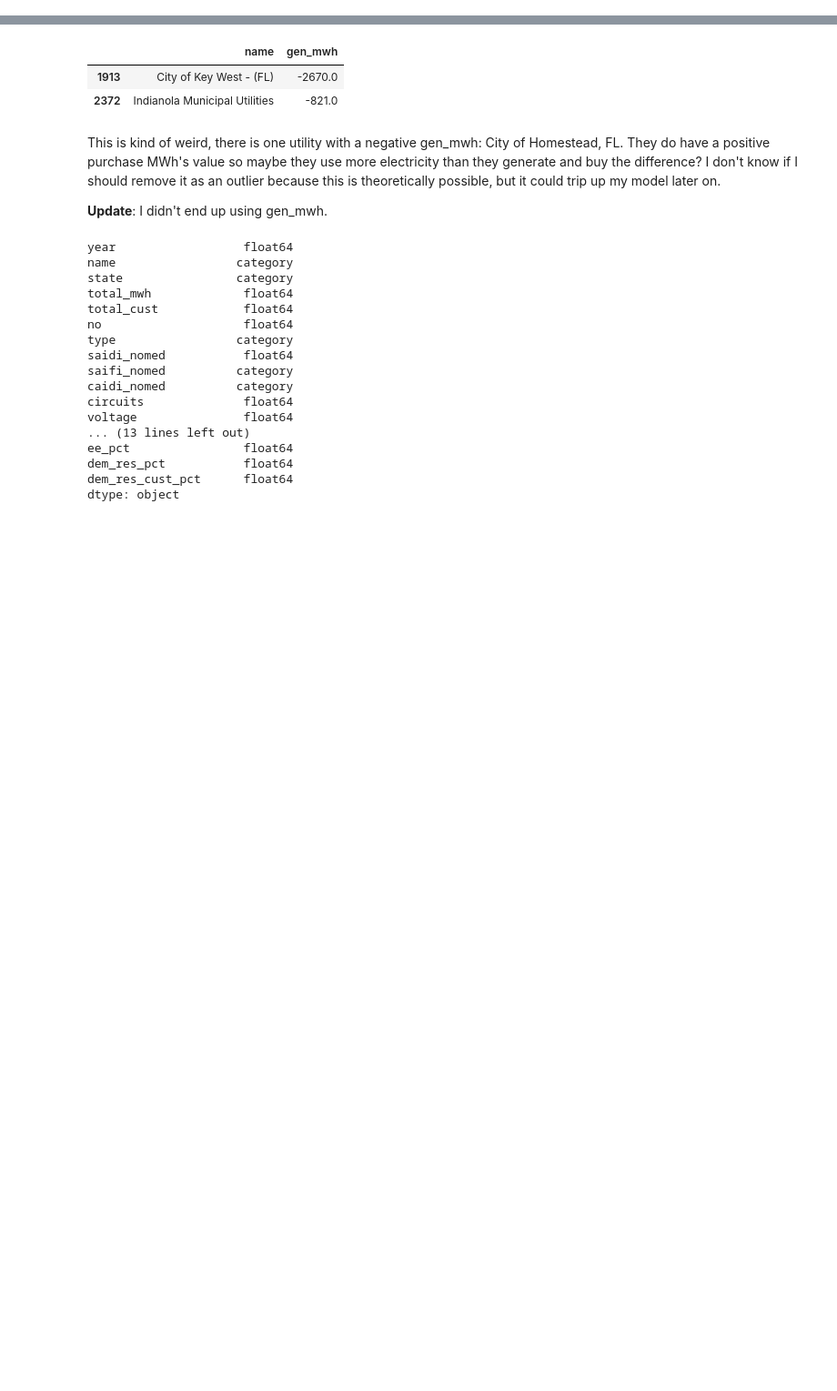
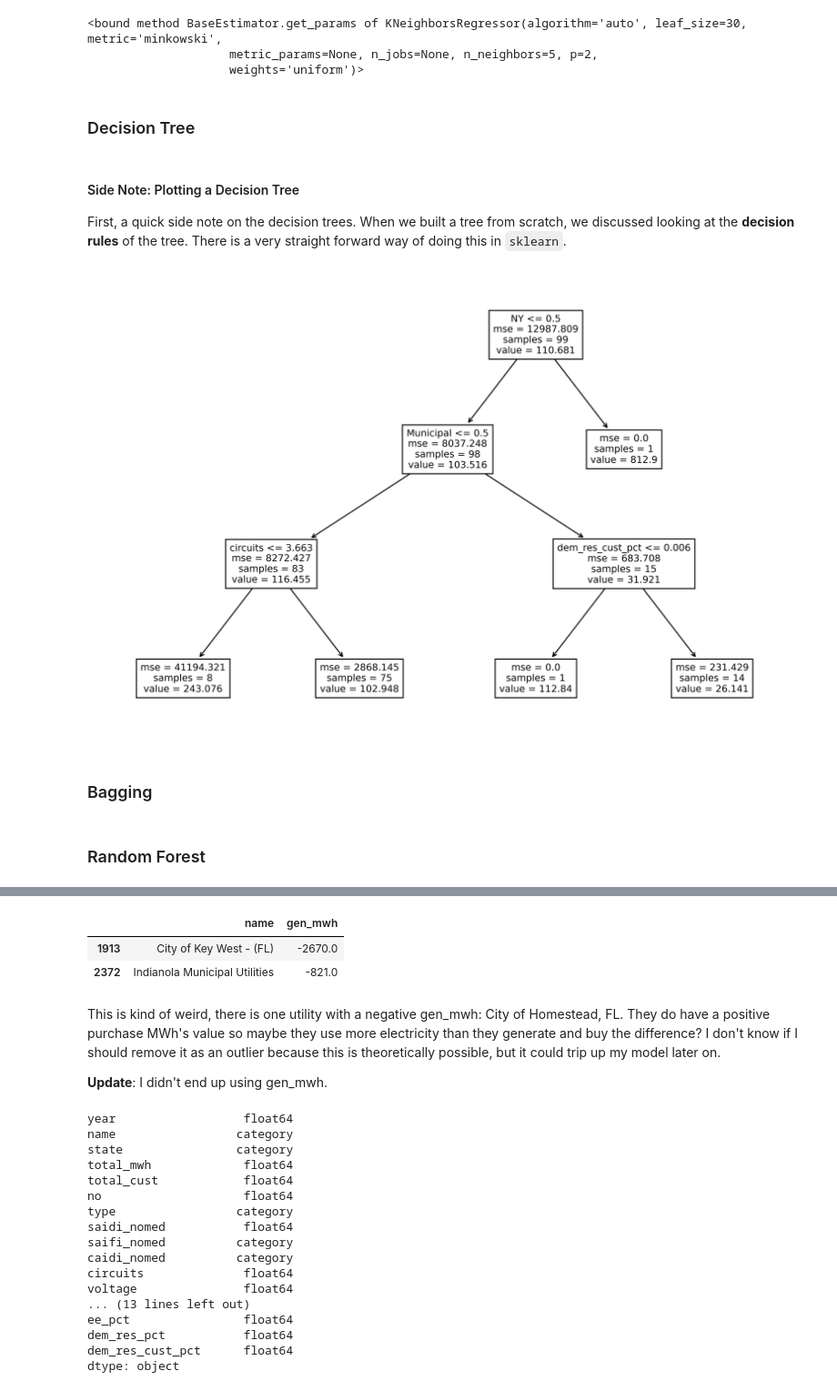
Before and after one commit to gloriadli/DS1_Final_Project, a Jupyter notebook: Attempt-3-Modelling.ipynb, the cells around one changed output, grey strips where cells are left out. Shown at 91% size. Cells and saved outputs as stored; diff of their text form; code cells hidden in the pictures; blank space fills up the shorter version.

Commit message:
Attempt 4 modelling - finally some real progress

```diff
--- a/Attempt-3-Modelling.ipynb
+++ b/Attempt-3-Modelling.ipynb
@@ -53,0 +233,9 @@ warnings.filterwarnings("ignore")
+# %%
+y = df_19_nona_log['saidi_nomed']
+X = df_19_nona_log.drop(columns=['no','name','total_cust','ba',
+                       'saidi_nomed','saifi_nomed', 'caidi_nomed',
+                       'gen_mwh', 'purchase_mwh',
+                       'pv_mwh', 'wind_mwh', 'nm_mwh', 'ee_mwh',
+                       'dem_res_customers', 'dem_res_mwh',
+                        'pv_pct'])
+train_X_log, test_X_log, train_y_log, test_y_log = train_test_split(X,y,test_size=.25,random_state=1997)
@@ -53,0 +256,4 @@ warnings.filterwarnings("ignore")
+# %%
+mod = LM()
+# %%
+mod.fit(train_X_log, train_y_log)
@@ -53,0 +288,8 @@ warnings.filterwarnings("ignore")
+# %%
+KNN().get_params
+# %% [output]
+<bound method BaseEstimator.get_params of KNeighborsRegressor(algorithm='auto', leaf_size=30, metric='minkowski',
+                    metric_params=None, n_jobs=None, n_neighbors=5, p=2,
+                    weights='uniform')>
+# %% [markdown]
+### Decision Tree
@@ -53,0 +298,17 @@ warnings.filterwarnings("ignore")
+# %% [markdown]
+#### Side Note: Plotting a Decision Tree
+First, a quick side note on the decision trees. When we built a tree from scratch, we discussed looking at the **decision rules** of the tree. There is a very straight forward way of doing this in `sklearn`.
+# %%
+# grab the column names
+col_names = train_X_log.columns
+# %%
+mod = DTree(max_depth=3) # Initialize the modeling object (just as we did)
+mod.fit(train_X_log,train_y_log) # Fit the model
+
+# Plot the tree
+plt.figure(figsize=(12,8),dpi=300)
+rules = tree.plot_tree(mod,feature_names = col_names,fontsize=9)
+# %% [output]
+[figure, added]
+# %% [markdown]
+### Bagging
@@ -53,0 +317,2 @@ warnings.filterwarnings("ignore")
+# %% [markdown]
+### Random Forest
```
Also changed, not shown: parts of 77 cells of this notebook, 12 other files.
